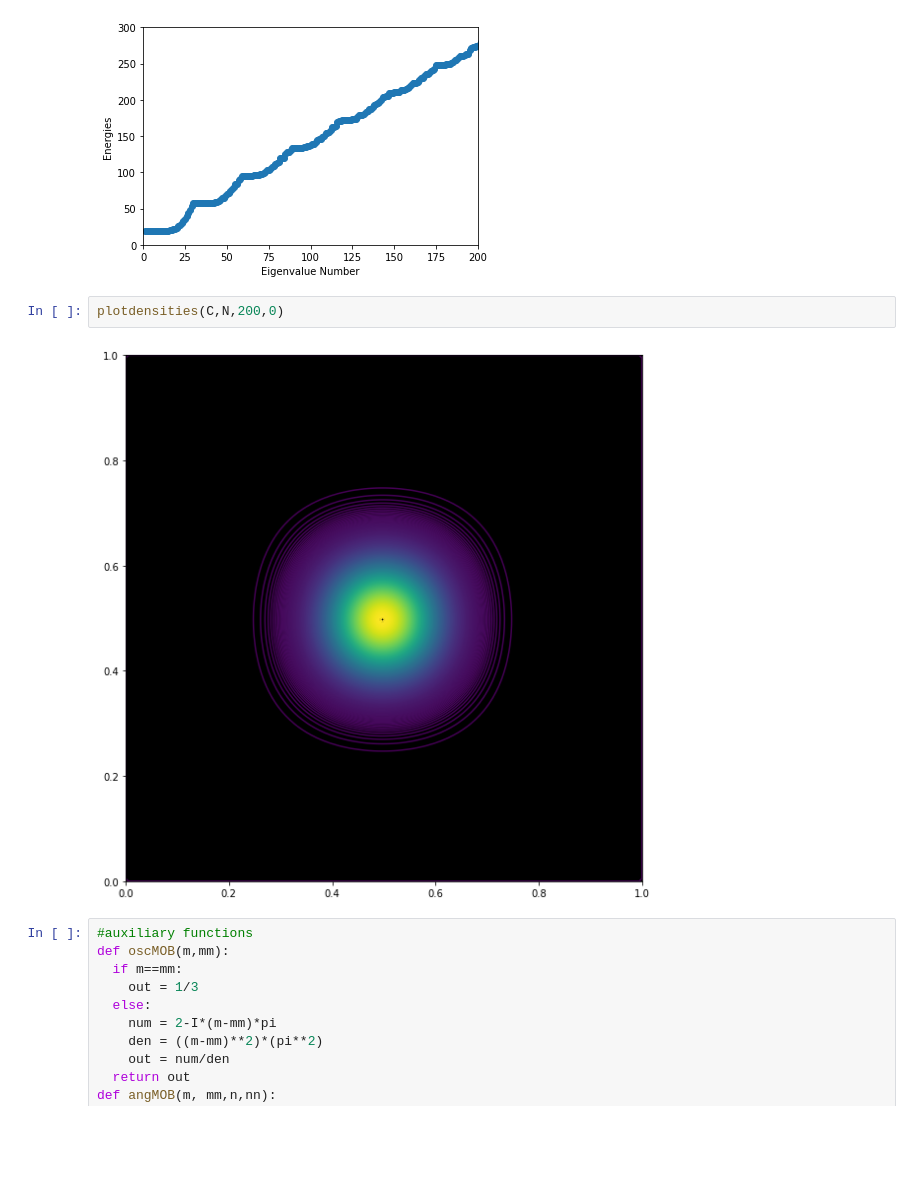
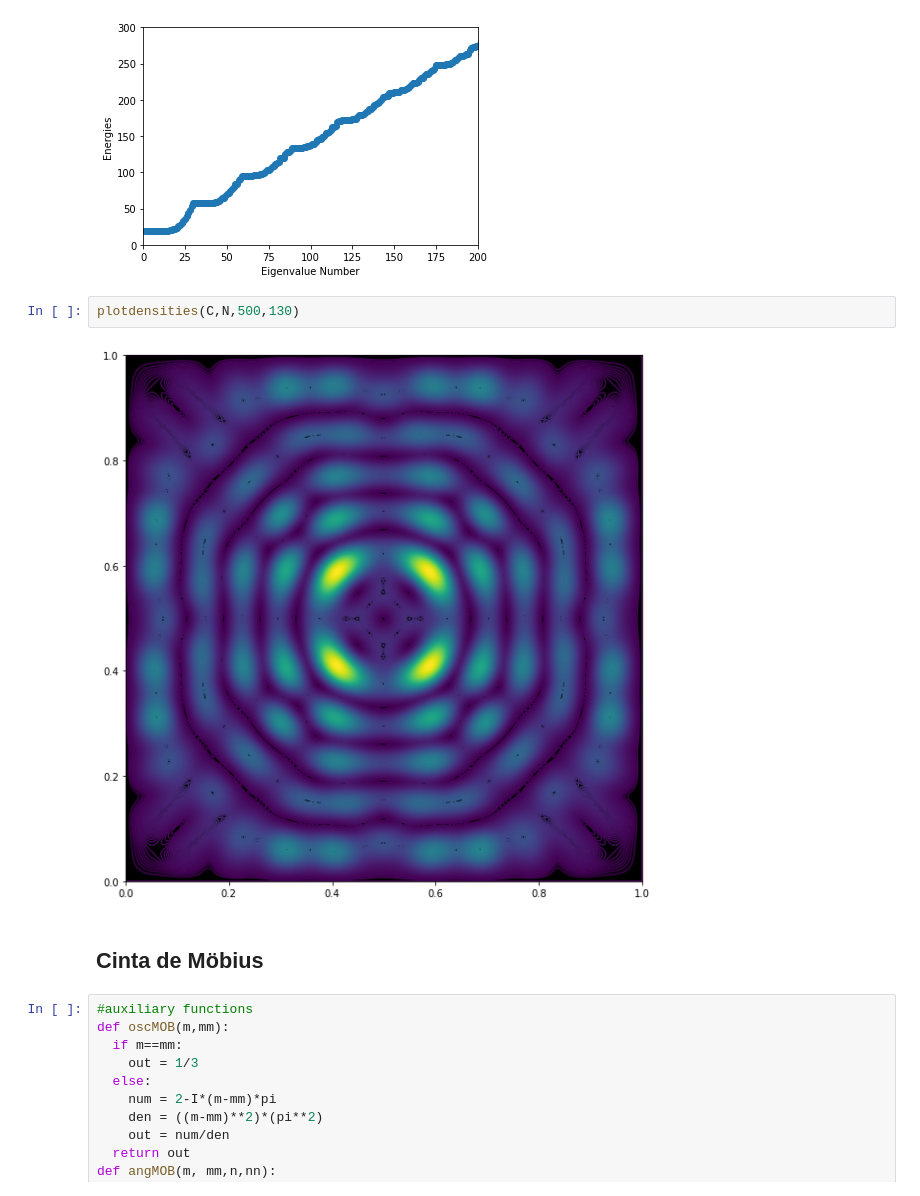
Before and after one commit to SantiagoM1227/IIT-2022-I, a Jupyter notebook: LL_avance_2.ipynb, the cells around one changed output. Saved outputs shown, nothing was run; the diff lists cells and outputs as text; blank space fills up the shorter version.

```diff
--- a/LL_avance_2.ipynb
+++ b/LL_avance_2.ipynb
@@ -199,9 +204,11 @@ plotenergies(D,200,300)
 # %% [output]
 [figure]
 # %%
-plotdensities(C,N,200,0)
+plotdensities(C,N,500,130)
 # %% [output]
-[figure, old version]
+[figure, new version]
+# %% [markdown]
+## Cinta de Möbius
 # %%
 #auxiliary functions
 def oscMOB(m,mm):
```
Also changed, not shown: parts of 29 cells of this notebook.
